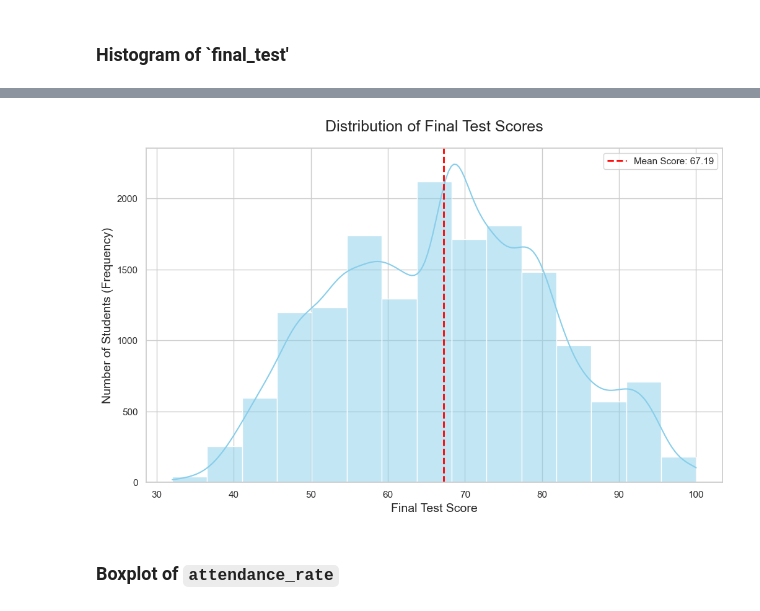
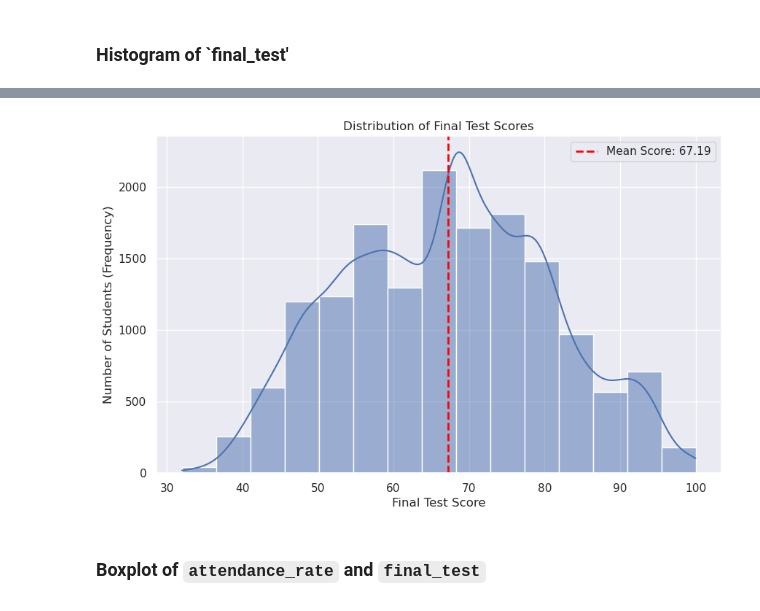
Before and after one commit to dingaroo/aiap_foundation_self_practice, a Jupyter notebook: eda.ipynb, the cells around one changed output, grey strips where cells are left out. Cells and saved outputs as stored; diff of their text form; code cells hidden in the pictures.

```diff
--- a/eda.ipynb
+++ b/eda.ipynb
@@ -340,0 +372,13 @@ The missing value in the `final_test` column has been replaced with the median v
+# %%
+df['age'] = df['age'].abs()
+
+age_replacement_map = {4: 15,
+                       5: 15,
+                       6: 16
+                       }
+
+# Perform the replacement operationg
+df['age'] = df['age'].replace(age_replacement_map)
+
+# Verify that the replacement is successful
+df['age'].value_counts()
@@ -492,31 +559,31 @@ plt.show()
 # %%
 # Set a visually appealing style for the plot
-sns.set_theme(style="whitegrid")
+sns.set_theme(style="darkgrid")
 
 # Create a figure and axes for the plot. This allows for size adjustments.
-plt.figure(figsize=(12, 7))
+plt.figure(figsize=(10, 6))
 
 # Generate the histogram using seaborn's histplot
 # 'kde=True' adds a smooth line to estimate the distribution's shape
-ax = sns.histplot(data=df, x='final_test', bins=15, kde=True, color='skyblue')
+ax = sns.histplot(data=df, x='final_test', bins=15, kde=True)  ## color='skyblue')
 
 # --- 3. Customizing the Plot ---
 
 # Add a title and labels for clarity and professionalism
-ax.set_title('Distribution of Final Test Scores', fontsize=18, pad=20)
-ax.set_xlabel('Final Test Score', fontsize=14)
-ax.set_ylabel('Number of Students (Frequency)', fontsize=14)
+ax.set_title('Distribution of Final Test Scores') ## , fontsize=18, pad=20)
+ax.set_xlabel('Final Test Score')  ##, fontsize=14)
+ax.set_ylabel('Number of Students (Frequency)') ##, fontsize=14)
 
 # You can even add a vertical line for the mean score
 mean_score = df['final_test'].mean()
 ax.axvline(mean_score, color='red', linestyle='--', linewidth=2, label=f'Mean Score: {mean_score:.2f}')
 ax.legend() # Display the label for the mean line
 
 plt.savefig(PLOT_PATH + 'histogram_CCA.png')
 
 # Display the final plot
 plt.show()
 # %% [output]
-[figure, old version]
+[figure, new version]
 # %% [markdown]
-### Boxplot of `attendance_rate`
+### Boxplot of `attendance_rate` and `final_test`
```
Also changed, not shown: parts of 26 cells of this notebook, 11 other files.
